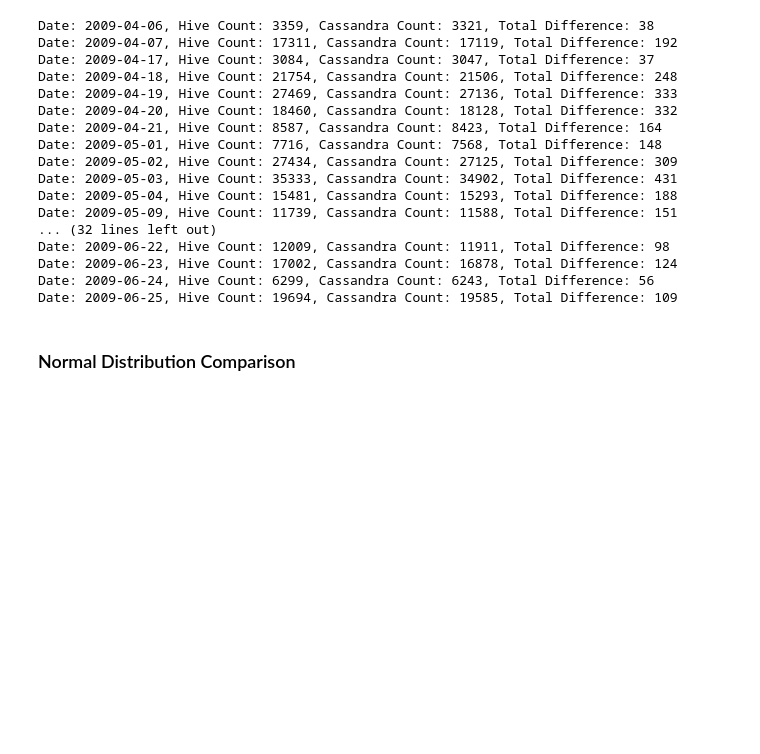
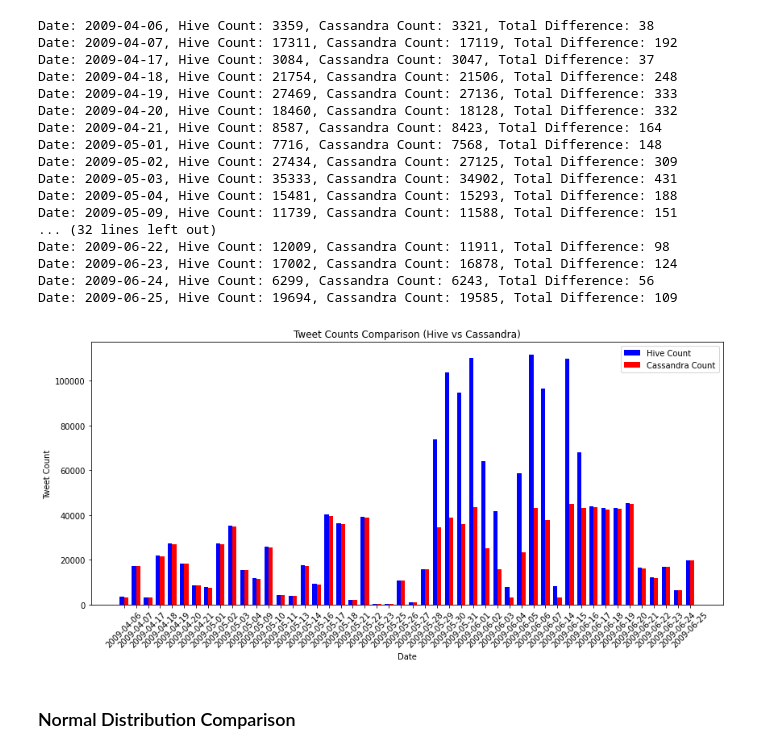
Before and after one commit to CleliaCaetano/CA2_SEM2_ProjectTweets, a Jupyter notebook: MScDataAnalytics_CA2_SEM2_CleliaCaetano.ipynb, the cells around one changed output. Saved outputs shown, nothing was run; the diff lists cells and outputs as text; code cells hidden in the pictures; blank space fills up the shorter version.

```diff
--- a/MScDataAnalytics_CA2_SEM2_CleliaCaetano.ipynb
+++ b/MScDataAnalytics_CA2_SEM2_CleliaCaetano.ipynb
@@ -824,6 +825,31 @@ Date: 2009-06-22, Hive Count: 12009, Cassandra Count: 11911, Total Difference: 9
 Date: 2009-06-23, Hive Count: 17002, Cassandra Count: 16878, Total Difference: 124
 Date: 2009-06-24, Hive Count: 6299, Cassandra Count: 6243, Total Difference: 56
 Date: 2009-06-25, Hive Count: 19694, Cassandra Count: 19585, Total Difference: 109
+# %%
+import matplotlib.pyplot as plt
+import numpy as np
+
+# Create an index for each date
+index = np.arange(len(data_date_counts))
+bar_width = 0.35
+
+# Plotting
+plt.figure(figsize=(12, 6))
+
+bar1 = plt.bar(index, data_tweet_counts, bar_width, label='Hive Count', color='blue')
+bar2 = plt.bar(index + bar_width, cassandra_tweet_counts, bar_width, label='Cassandra Count', color='red')
+
+plt.xlabel('Date')
+plt.ylabel('Tweet Count')
+plt.title('Tweet Counts Comparison (Hive vs Cassandra)')
+plt.xticks(index + bar_width / 2, [str(date.date_without_hour) for date in data_date_counts], rotation=45)
+plt.legend()
+
+# Show plot
+plt.tight_layout()
+plt.show()
+# %% [output]
+[figure, added]
 # %% [markdown]
 ### Normal Distribution Comparison
 # %%
```
Also changed, not shown: parts of 17 cells of this notebook.
